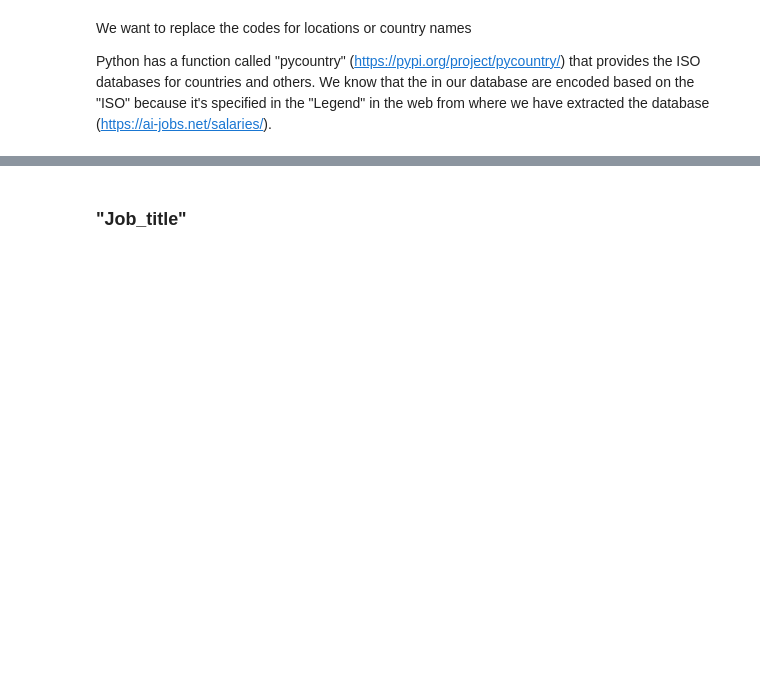
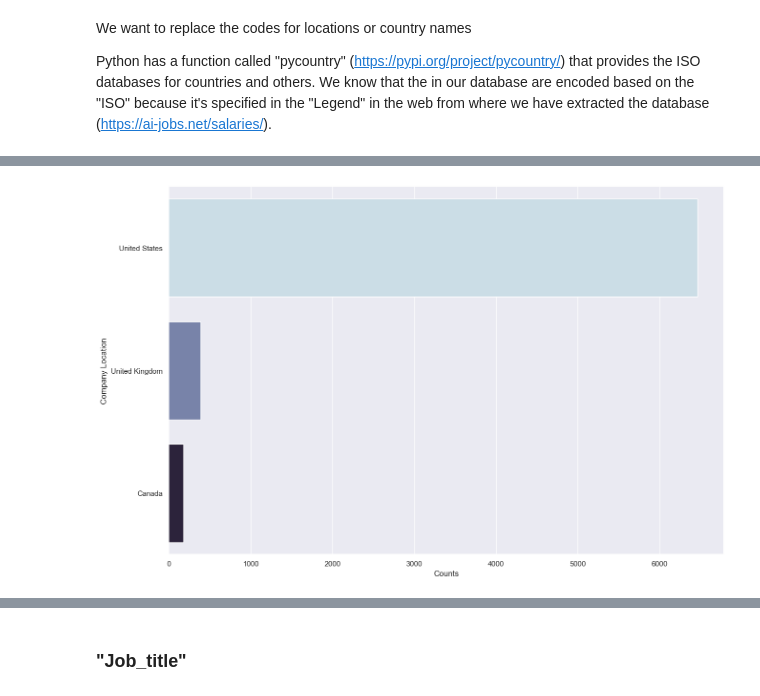
Before and after one commit to marina-lc16/mid_project_repo, a Jupyter notebook: notebooks/Clean_notebook/EDA.ipynb, the cells around one changed output, grey strips where cells are left out. Saved outputs shown, nothing was run; the diff lists cells and outputs as text; code cells hidden in the pictures; blank space fills up the shorter version.

```diff
--- a/notebooks/Clean_notebook/EDA.ipynb
+++ b/notebooks/Clean_notebook/EDA.ipynb
@@ -584,3 +619,8 @@ replace_cat.head()
 | 2 | senior | full_time | Machine Learning Engineer | United States | on_site | United States | ... |
 | 3 | mid | full_time | Data Analyst | Portugal | remote | Portugal | ... |
 | 4 | mid | full_time | Data Analyst | Portugal | remote | Portugal | ... |
+# %%
+#unique values per company locations
+
+company_locations = replace_cat.company_location.value_counts()
+company_locations.head(10)
@@ -586,0 +640,10 @@ replace_cat.head()
+# %%
+# Top 3 company locations
+
+figure_size()
+sns.barplot(x=company_locations.values[:3],y=company_locations.index[:3],palette = 'ch:s=.25,rot=-.25')
+plt.ylabel('Company Location')
+plt.xlabel('Counts')
+plt.show()
+# %% [output]
+[figure, added]
```
Also changed, not shown: parts of 16 cells of this notebook.
